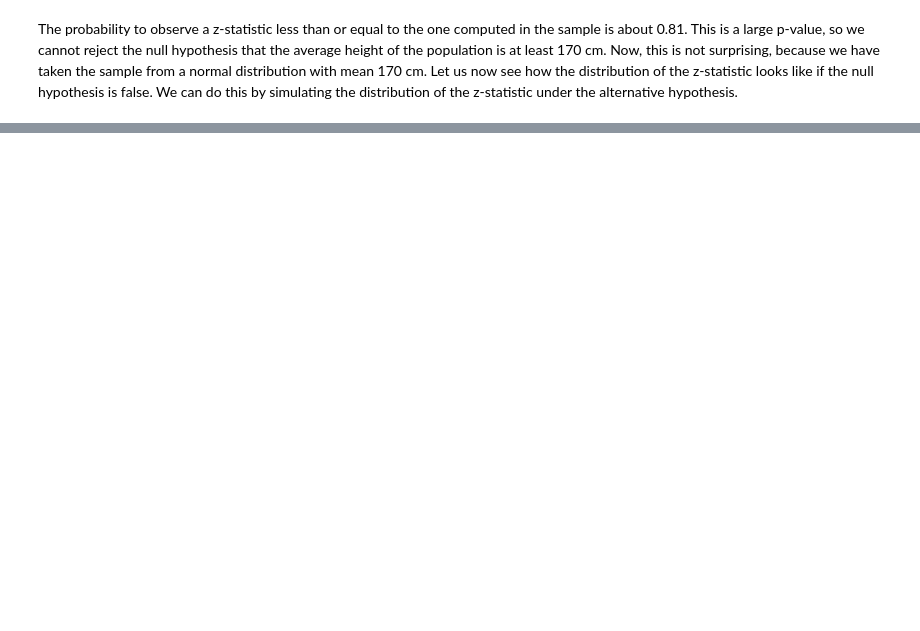
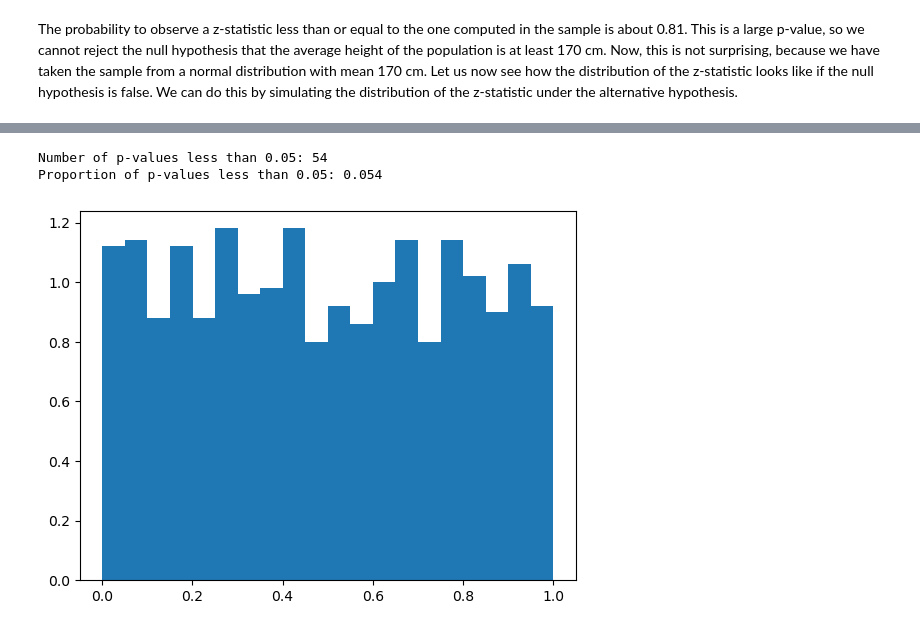
Before and after one commit to febse/stat2024, a Jupyter notebook: 13-Testing.ipynb, the cells around one changed output, grey strips where cells are left out. Drawn from its saved outputs; the diff is of its cells as text; code cells hidden in the pictures; blank space fills up the shorter version.

```diff
--- a/13-Testing.ipynb
+++ b/13-Testing.ipynb
@@ -186,0 +207,34 @@ plt.show()
+# %%
+# Generate 1000 samples of size 80 from a normal distribution with mean 170 and standard deviation 10
+
+n = 80
+mu = 170
+sigma = 10
+R = 1000
+
+samples = np.random.normal(mu, sigma, (R, n))
+
+# Calculate the z-statistic for each sample
+
+z = (samples.mean(axis = 1) - 170) / (sigma / np.sqrt(n))
+
+# Calculate the p-value for each z-statistic
+
+p_values = stats.norm.cdf(z)
+
+# Count the number of p-values less than 0.05
+
+print("Number of p-values less than 0.05:", np.sum(p_values < 0.05))
+
+# Calculate the proportion of p-values less than 0.05
+
+print("Proportion of p-values less than 0.05:", np.mean(p_values < 0.05))
+
+# Show the histogram of the p-values
+
+plt.hist(p_values, bins = 20, density = True)
+plt.show()
+# %% [output]
+Number of p-values less than 0.05: 54
+Proportion of p-values less than 0.05: 0.054
+[figure, added]
```
Also changed, not shown: parts of 9 cells of this notebook.
